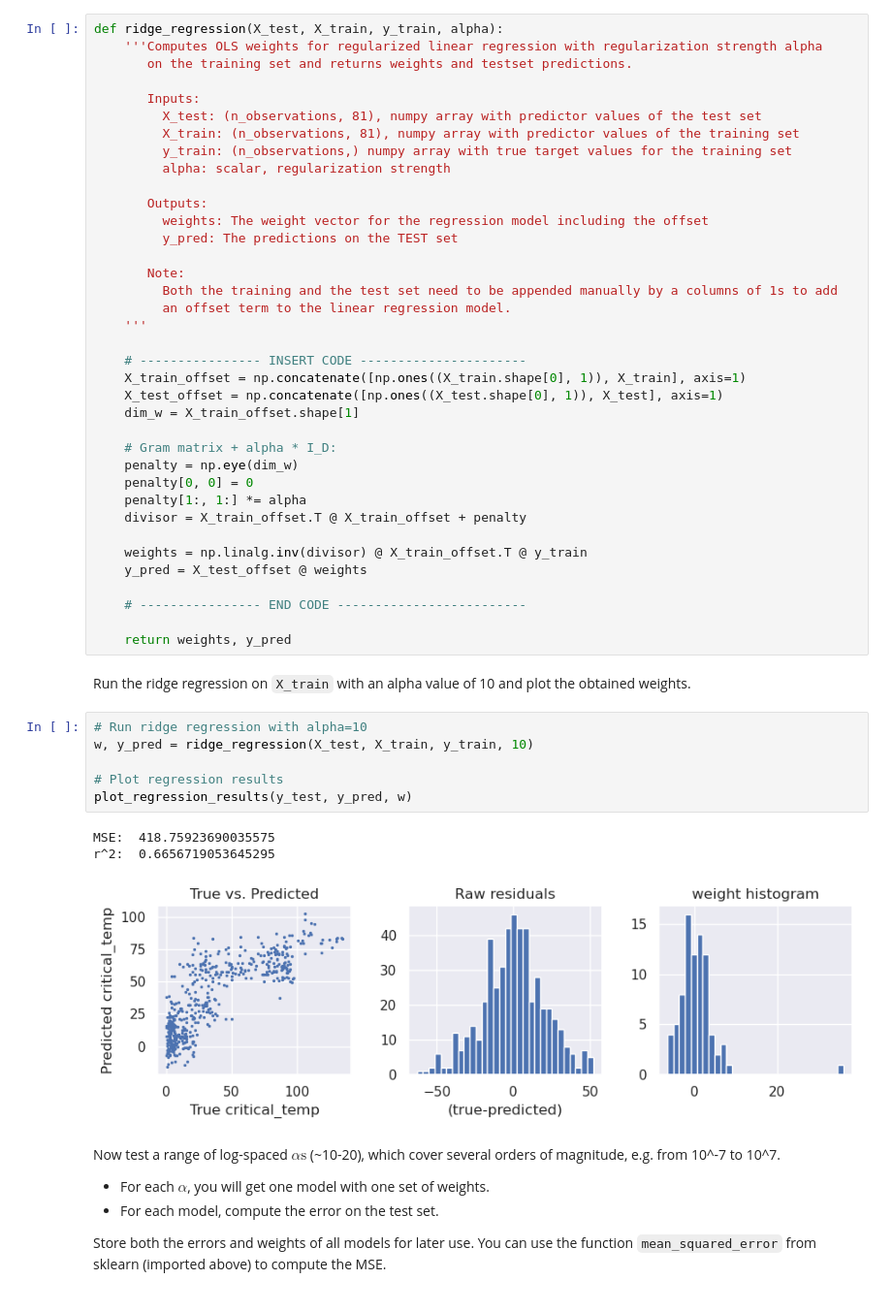
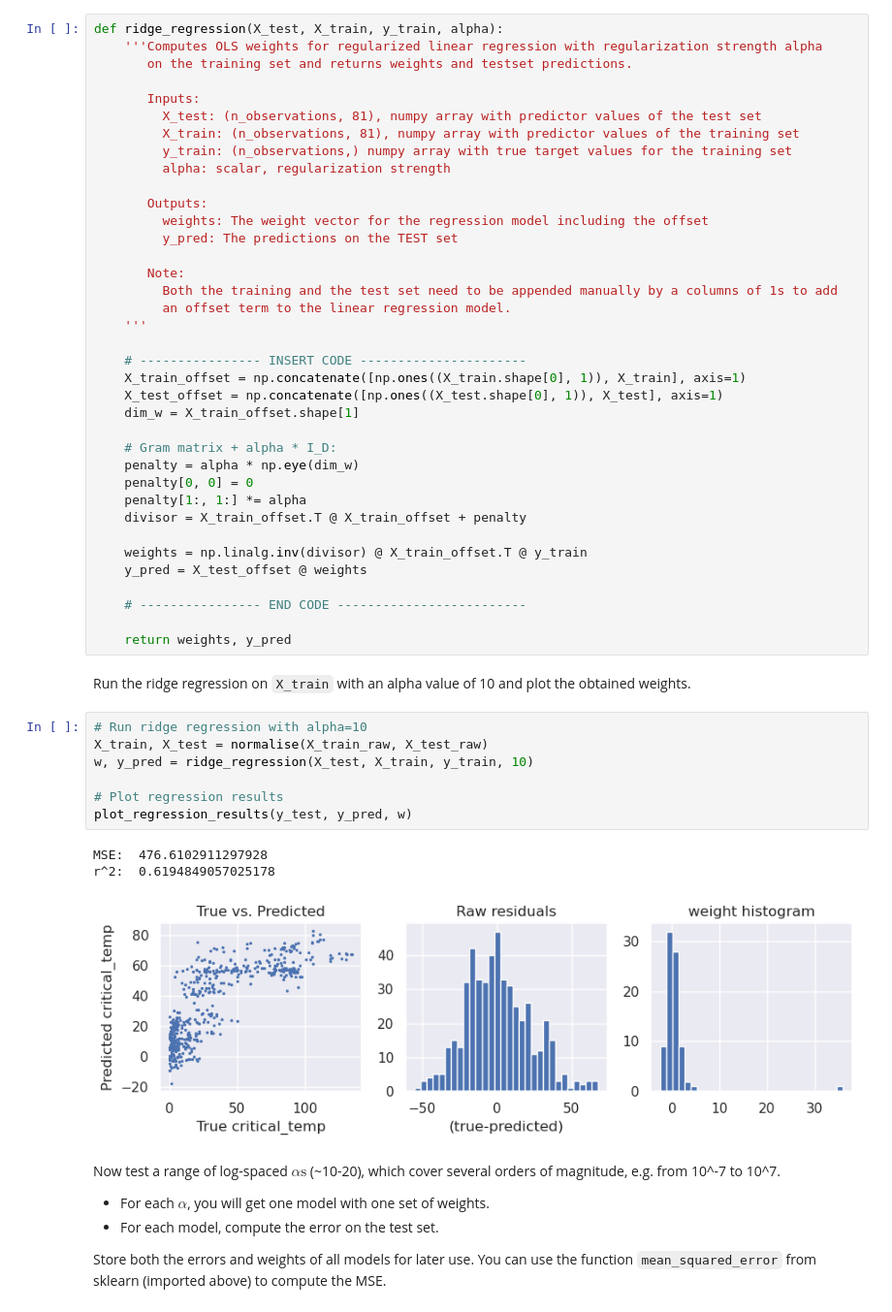
Before and after one commit to carl-lorenz/ML_practicals, a Jupyter notebook: Practical1/1_Buettner_Kortum_Lorenz.ipynb, the cells around one changed output. Shown at 97% size. Cells and saved outputs as stored; diff of their text form.

Commit message:
task 4 immer noch nicht feritg aber dafür jetzt ein sehr hässlicher plot dazu und andere sachen

```diff
--- a/Practical1/1_Buettner_Kortum_Lorenz.ipynb
+++ b/Practical1/1_Buettner_Kortum_Lorenz.ipynb
@@ -388,7 +388,7 @@ def ridge_regression(X_test, X_train, y_train, alpha):
     dim_w = X_train_offset.shape[1]
 
     # Gram matrix + alpha * I_D:
-    penalty = np.eye(dim_w)
+    penalty = alpha * np.eye(dim_w)
     penalty[0, 0] = 0
     penalty[1:, 1:] *= alpha
     divisor = X_train_offset.T @ X_train_offset + penalty
@@ -403,14 +403,15 @@ def ridge_regression(X_test, X_train, y_train, alpha):
 Run the ridge regression on `X_train` with an alpha value of 10 and plot the obtained weights.
 # %%
 # Run ridge regression with alpha=10
+X_train, X_test = normalise(X_train_raw, X_test_raw)
 w, y_pred = ridge_regression(X_test, X_train, y_train, 10)
 
 # Plot regression results
 plot_regression_results(y_test, y_pred, w)
 # %% [output]
-MSE:  418.75923690035575
-r^2:  0.6656719053645295
+MSE:  476.6102911297928
+r^2:  0.6194849057025178
-[figure, old version]
+[figure, new version]
 # %% [markdown]
 Now test a range of log-spaced $\alpha\text{s}$ (~10-20), which cover several orders of magnitude, e.g. from 10^-7 to 10^7.
 
```
Also changed, not shown: parts of 9 cells of this notebook.
